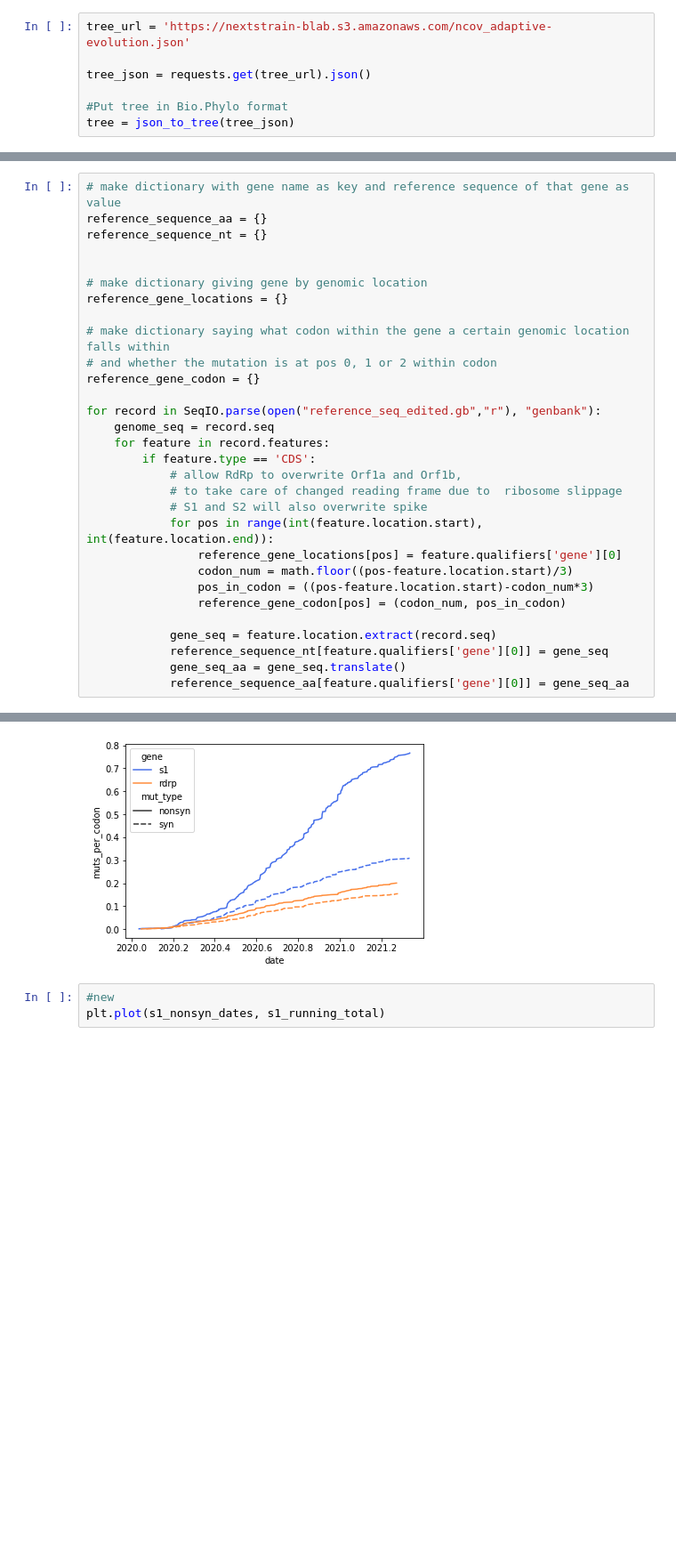
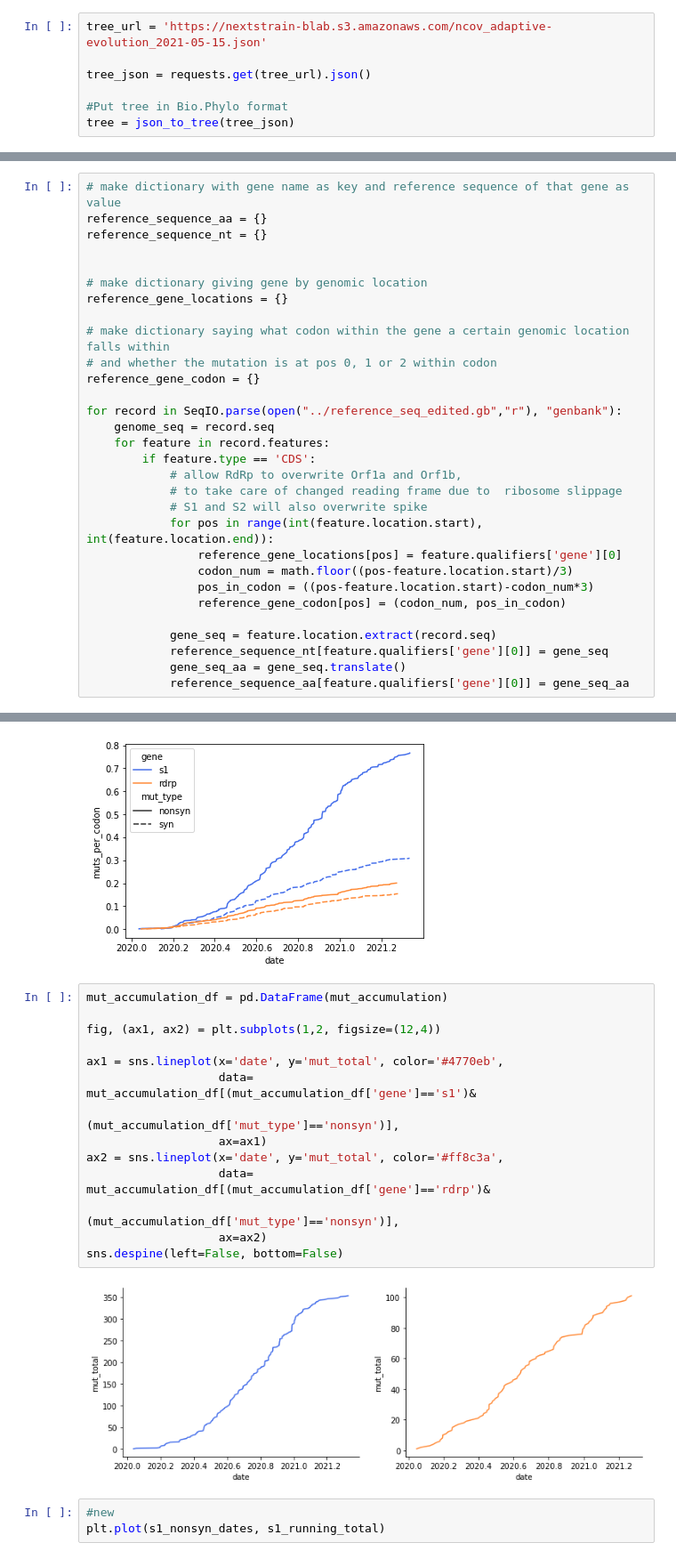
Before and after one commit to blab/sarscov2-adaptive-evolution, a Jupyter notebook: analysis/old_and_wip/overall_s1_accumulation.ipynb, the cells around one changed output, grey strips where cells are left out. Shown at 89% size. Saved outputs shown, nothing was run; the diff lists cells and outputs as text; blank space fills up the shorter version.

Commit message:
july trees

```diff
--- a/analysis/old_and_wip/overall_s1_accumulation.ipynb
+++ b/analysis/old_and_wip/overall_s1_accumulation.ipynb
@@ -17,7 +17,7 @@ import math
 import json
 from scipy import stats
 # %%
-tree_url = 'https://nextstrain-blab.s3.amazonaws.com/ncov_adaptive-evolution.json'
+tree_url = 'https://nextstrain-blab.s3.amazonaws.com/ncov_adaptive-evolution_2021-05-15.json'
 
 tree_json = requests.get(tree_url).json()
 
@@ -83,7 +74,7 @@ reference_gene_locations = {}
 # and whether the mutation is at pos 0, 1 or 2 within codon
 reference_gene_codon = {}
 
-for record in SeqIO.parse(open("reference_seq_edited.gb","r"), "genbank"):
+for record in SeqIO.parse(open("../reference_seq_edited.gb","r"), "genbank"):
     genome_seq = record.seq
     for feature in record.features:
         if feature.type == 'CDS':
@@ -403,6 +394,22 @@ sns.lineplot(x='date', y='muts_per_codon', hue='gene', style='mut_type',data= mu
 # %% [output]
 <AxesSubplot:xlabel='date', ylabel='muts_per_codon'>
 [figure]
+# %%
+mut_accumulation_df = pd.DataFrame(mut_accumulation)
+
+fig, (ax1, ax2) = plt.subplots(1,2, figsize=(12,4))
+
+ax1 = sns.lineplot(x='date', y='mut_total', color='#4770eb',
+                   data= mut_accumulation_df[(mut_accumulation_df['gene']=='s1')&
+                                             (mut_accumulation_df['mut_type']=='nonsyn')],
+                   ax=ax1)
+ax2 = sns.lineplot(x='date', y='mut_total', color='#ff8c3a',
+                   data= mut_accumulation_df[(mut_accumulation_df['gene']=='rdrp')&
+                                             (mut_accumulation_df['mut_type']=='nonsyn')],
+                   ax=ax2)
+sns.despine(left=False, bottom=False)
+# %% [output]
+[figure, added]
 # %%
 #new
 plt.plot(s1_nonsyn_dates, s1_running_total)
```
Also changed, not shown: parts of 1 cell of this notebook, 5 other files.
